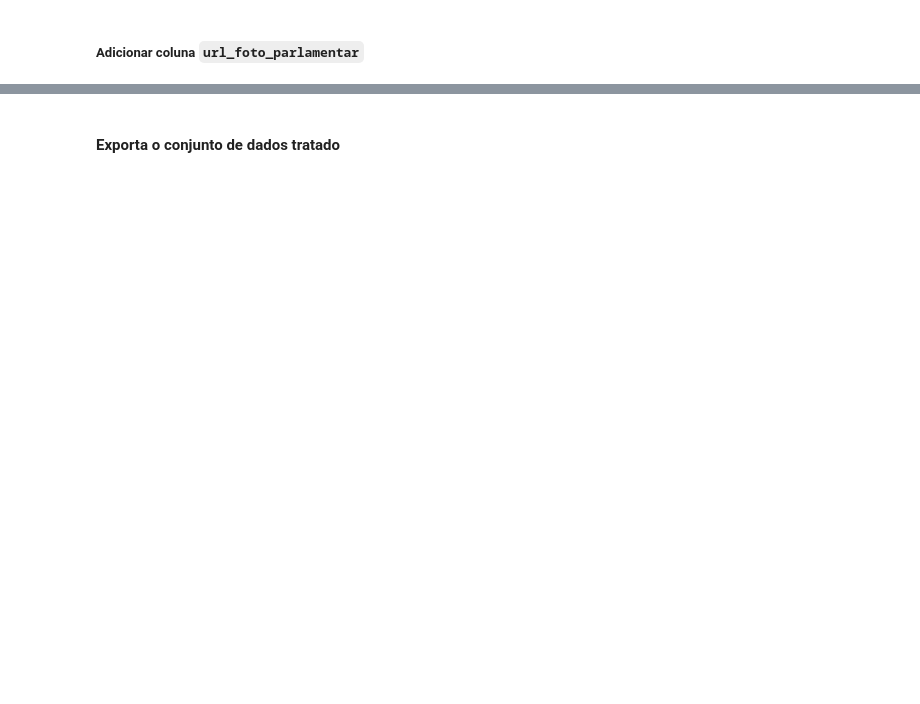
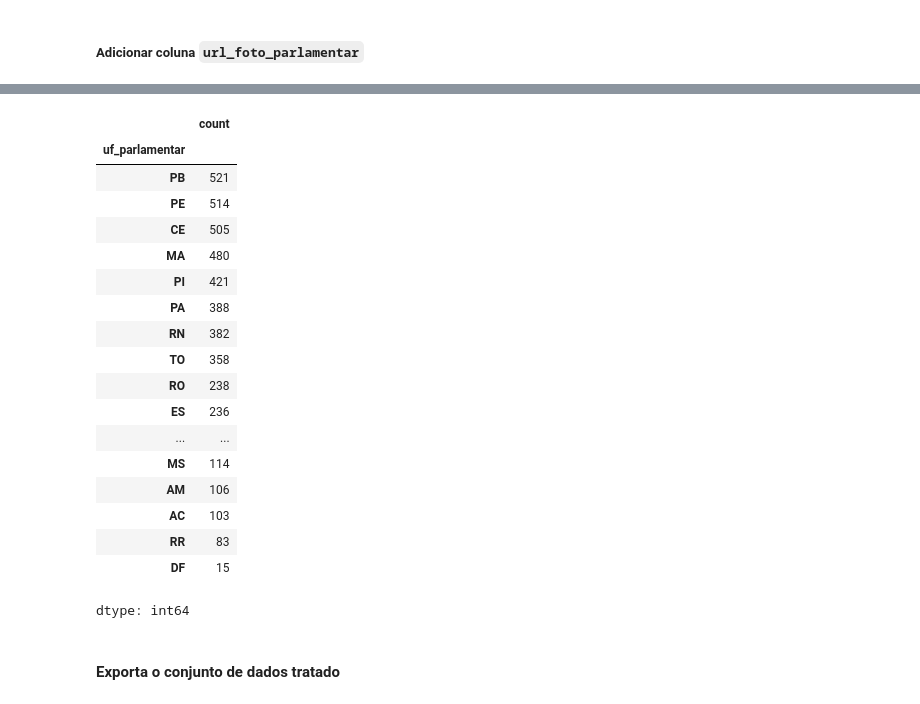
Before and after one commit to halisson-gomides/bootcamps, a Jupyter notebook: MGI_2025/API_especiais_consumindo_dados.ipynb, the cells around one changed output, grey strips where cells are left out. Cells and saved outputs as stored; diff of their text form; code cells hidden in the pictures; blank space fills up the shorter version.

```diff
--- a/MGI_2025/API_especiais_consumindo_dados.ipynb
+++ b/MGI_2025/API_especiais_consumindo_dados.ipynb
@@ -655,3 +699,38 @@ dtype: int64
+# %%
+def inclui_uf_parlamentar(nome_parl, nomes_dep, nomes_sen):
+  if nome_parl in nomes_dep:
+    return df_dep_sint.loc[df_dep_sint['nome_tratado'] == nome_parl]['siglaUf'].iloc[-1]
+  elif nome_parl in nomes_sen:
+    return df_todos_senadores.loc[df_todos_senadores['nome_tratado'] == nome_parl]['UfParlamentar'].iloc[-1]
+  else:
+    return pd.NA
+
+
+df_paes['uf_parlamentar'] = df_paes['nome_parlamentar_tratado'].apply(inclui_uf_parlamentar, args=(df_dep_sint['nome_tratado'].unique(), df_todos_senadores['nome_tratado'].unique()))
+# %%
+# Validações
+
+df_paes.loc[df_paes['tipo_parlamentar'] == 'Deputado', 'uf_parlamentar'].value_counts(dropna=False).tail(20)
+# %% [output]
+|  | count |
+| uf_parlamentar |  |
+| PB | 521 |
+| PE | 514 |
+| CE | 505 |
+| MA | 480 |
+| PI | 421 |
+| PA | 388 |
+| RN | 382 |
+| TO | 358 |
+| RO | 238 |
+| ES | 236 |
+| ... | ... |
+| MS | 114 |
+| AM | 106 |
+| AC | 103 |
+| RR | 83 |
+| DF | 15 |
+dtype: int64
 # %% [markdown]
 #### Exporta o conjunto de dados tratado
 # %%
```
Also changed, not shown: parts of 13 cells of this notebook.
